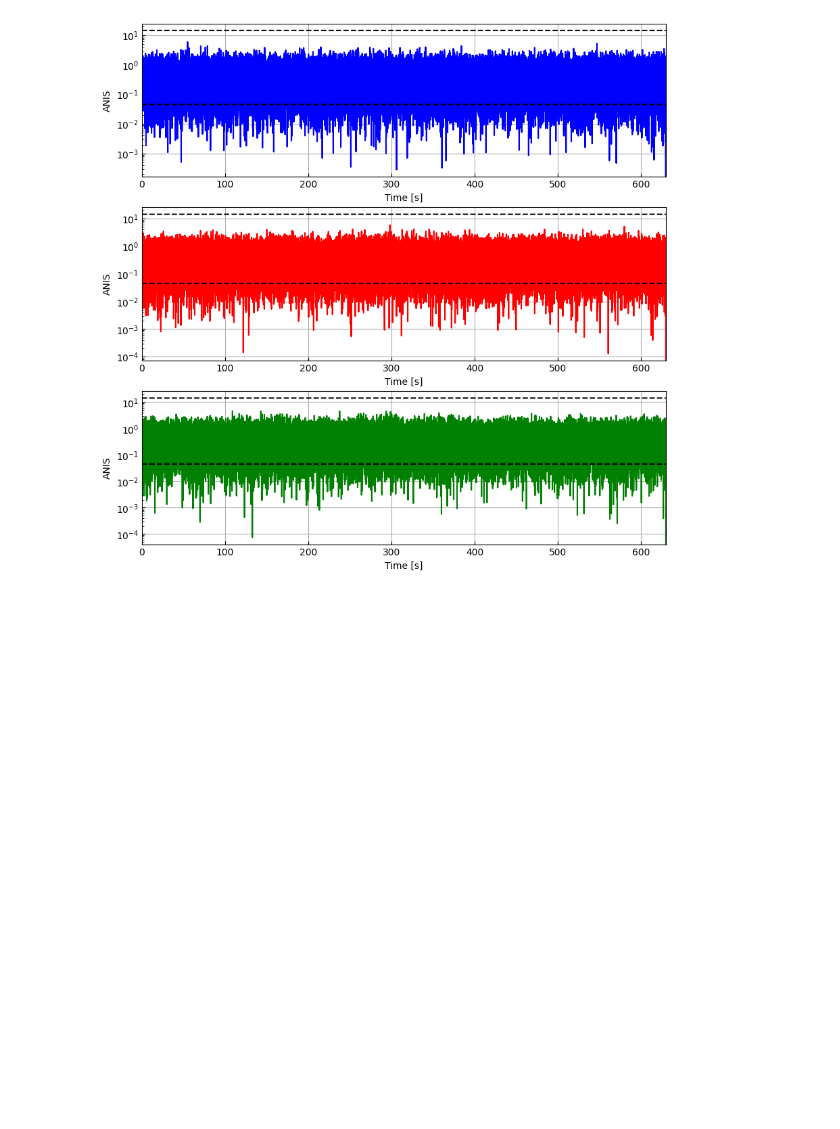
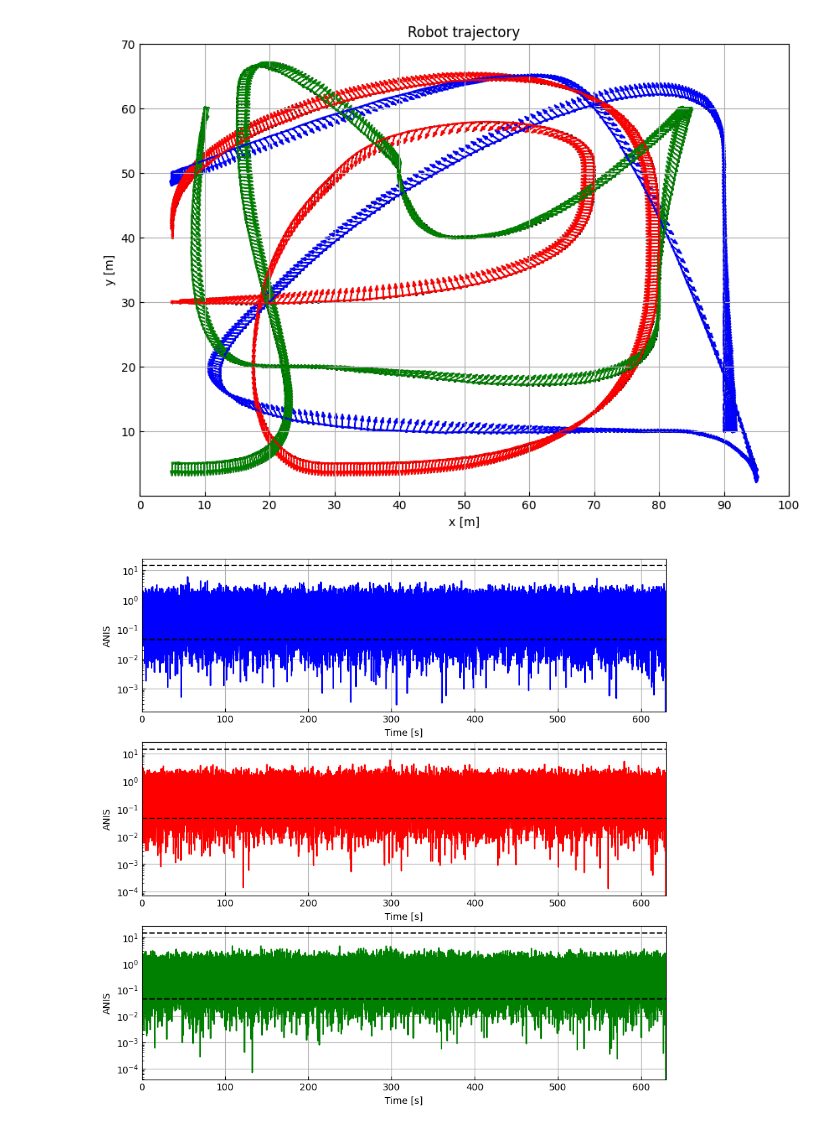
Before and after one commit to MarcusLariJ/UWB_Rasberry, a Jupyter notebook: Sim/test_load_data.ipynb, the cells around one changed output. Saved outputs shown, nothing was run; the diff lists cells and outputs as text; code cells hidden in the pictures; blank space fills up the shorter version.

```diff
--- a/Sim/test_load_data.ipynb
+++ b/Sim/test_load_data.ipynb
@@ -33,17 +33,20 @@ rb_ids3 = robcol.robotlist[2].rb_ids
 # %%
 # And plot:
 s_idx = 0
 
 # Plot ground truth
-#fig, ax = rp.setup_plot()
-#rp.plot_position(ax, pos1[:,::100], color='black', marker=None, linestyle=':', label='Robot 1 reference')
-#rp.plot_position(ax, pos2[:,::100], color='black', marker=None, linestyle=':', label='Robot 2 reference')
-#rp.plot_position(ax, pos3[:,::100], color='black', marker=None, linestyle=':', label='Robot 3 reference')
+fig, ax = rp.setup_plot()
+rp.plot_position(ax, pos1[:,::100], color='black', marker=None, linestyle=':', label='Robot 1 reference')
+rp.plot_position(ax, pos2[:,::100], color='black', marker=None, linestyle=':', label='Robot 2 reference')
+rp.plot_position(ax, pos3[:,::100], color='black', marker=None, linestyle=':', label='Robot 3 reference')
 
 # Plot states of robots:
-#rp.plot_position2(ax, x_log1[:,::100,s_idx], P_log1[:,:,::100,s_idx], color='blue', marker=None, label='Robot 1 trajectory')
-#rp.plot_position2(ax, x_log2[:,::100,s_idx], P_log2[:,:,::100,s_idx], color='red', marker=None, label='Robot 2 trajectory')
-#rp.plot_position2(ax, x_log3[:,::100,s_idx], P_log3[:,:,::100,s_idx], color='green', marker=None, label='Robot 3 trajectory')
+rp.plot_position2(ax, x_log1[:,::100,s_idx], None, color='blue', marker=None, label='Robot 1 trajectory')
+rp.plot_position2(ax, x_log2[:,::100,s_idx], None, color='red', marker=None, label='Robot 2 trajectory')
+rp.plot_position2(ax, x_log3[:,::100,s_idx], None, color='green', marker=None, label='Robot 3 trajectory')
+# P_log3[:,:,::100,s_idx]
+# %% [output]
+[figure, added]
 # %%
 # ANIS analysis
 fig, axnis = plt.subplots(3, figsize=(10,10))
```
Also changed, not shown: parts of 1 cell of this notebook, 3 other files.
